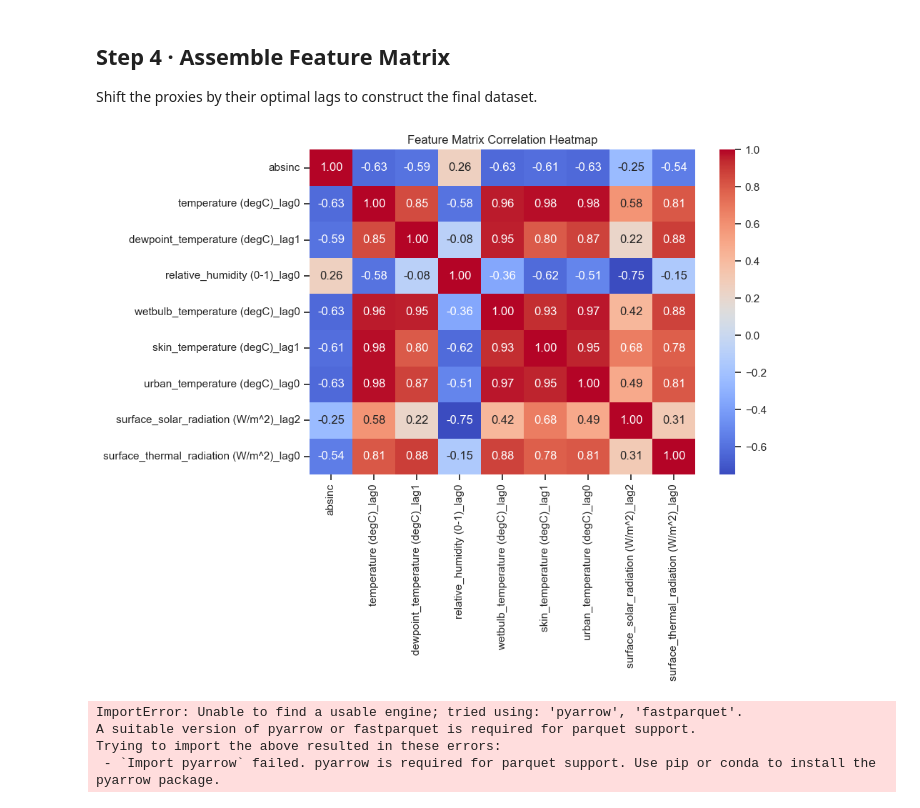
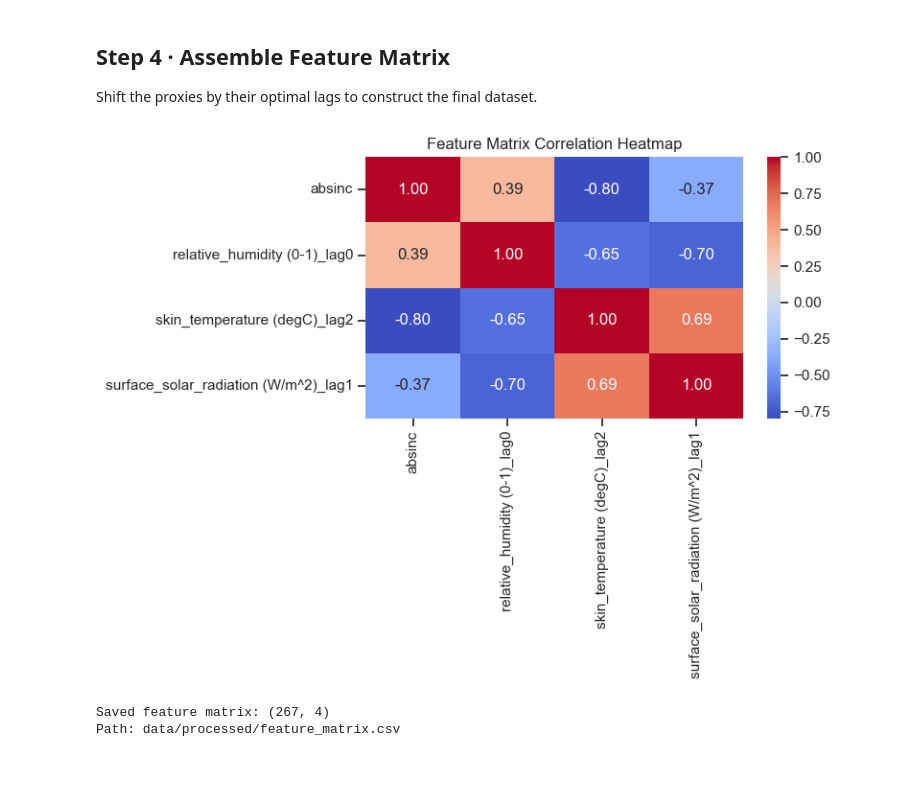
Before and after one commit to eugeniomoreira-iaud/heritageshm, a Jupyter notebook: 02_Proxy_Validation_and_Lags.ipynb, the cells around one changed output. Cells and saved outputs as stored; diff of their text form; code cells hidden in the pictures; blank space fills up the shorter version.

```diff
--- a/02_Proxy_Validation_and_Lags.ipynb
+++ b/02_Proxy_Validation_and_Lags.ipynb
@@ -19,19 +19,19 @@ import warnings
 warnings.filterwarnings("ignore")
 
 sys.path.insert(0, os.path.abspath('..'))
-from heritageshm.diagnostics import shift_and_correlate
+from heritageshm.diagnostics import shift_and_correlate, test_signal_stationarity
 from heritageshm.viz import apply_theme
 
 apply_theme(context='notebook')
 
 # ── Paths ──────────────────────────────────────────────────────────────────────
 DATA_PATH   = "data/interim/aligned/st02_aligned_dataset.csv"
-OUTPUT_PATH = "data/processed/feature_matrix.parquet"
+OUTPUT_PATH = "data/processed/feature_matrix.csv"
 FIG_PATH    = "outputs/figures/"
 
 # ── Config ────────────────────────────────────────────────────────────────────
 TARGET      = "absinc"
-MAX_LAG_H   = 72          # maximum lag to screen (hours); 72h = 3 days thermal memory
+MAX_LAG_H   = 12          # maximum lag to screen (hours); 72h = 3 days thermal memory
 LAG_STEP    = 1           # step in hours
 # %% [markdown]
 ## Step 1 · Load Data
@@ -88,7 +88,7 @@ for ax, proxy in zip(axes, proxies):
 
     lines_1, labels_1 = ax.get_legend_handles_labels()
     lines_2, labels_2 = ax2.get_legend_handles_labels()
-    ax.legend(lines_1 + lines_2, labels_1 + labels_2, loc='upper left')
+    # ax.legend(lines_1 + lines_2, labels_1 + labels_2, loc='upper left')
 
 plt.tight_layout()
 plt.show()
@@ -121,7 +162,7 @@ optimal_lags = {}
 plt.figure(figsize=(10, 5))
 
 for proxy in proxies:
-    lags, corrs = shift_and_correlate(df, TARGET, proxy, MAX_LAG_H, LAG_STEP)
+    lags, corrs = shift_and_correlate(df_diff, TARGET, proxy, MAX_LAG_H, LAG_STEP)
 
     # Find lag with maximum absolute correlation
     max_idx = np.argmax(np.abs(corrs))
@@ -131,7 +172,7 @@ for proxy in proxies:
     optimal_lags[proxy] = best_lag
 
     print(f"{proxy}: Optimal Lag = {best_lag}h, r = {best_corr:.3f}")
-    plt.plot(lags, corrs, label=proxy.split('_')[1] if '_' in proxy else proxy)
+    plt.plot(lags, corrs, label=proxy)
 
 plt.title(f"Cross-Correlation w/ {TARGET} across varying Lags")
 plt.xlabel("Lag (Hours)")
@@ -154,29 +195,37 @@ surface_thermal_radiation (W/m^2): Optimal Lag = 0h, r = -0.545
 ## Step 4 · Assemble Feature Matrix
 Shift the proxies by their optimal lags to construct the final dataset.
 # %%
-df_features = df[[TARGET]].copy()
+# Drop proxies excluded from the feature matrix
+EXCLUDE_FROM_FEATURES = [
+    'surface_thermal_radiation (W/m^2)',
+    'urban_temperature (degC)',
+    'wetbulb_temperature (degC)',
+    'dewpoint_temperature (degC)',
+    'temperature (degC)',
+]
+optimal_lags_filtered = {k: v for k, v in optimal_lags.items() if k not in EXCLUDE_FROM_FEATURES}
 
-for proxy, lag in optimal_lags.items():
-    # Shift proxy forward by 'lag' hours
-    if lag == 0:
-        df_features[f"{proxy}_lag0"] = df[proxy]
-    else:
-        df_features[f"{proxy}_lag{lag}"] = df[proxy].shift(lag)
+# Assemble feature matrix from level series using optimal lags
+df_features = df_ref[[TARGET]].copy()
 
-# Plot correlation heatmap of the final features
-plt.figure(figsize=(10, 8))
+for proxy, lag in optimal_lags_filtered.items():
+    col_name = f"{proxy}_lag{lag}"
+    df_features[col_name] = df_ref[proxy].shift(lag)
+
+df_features = df_features.dropna()
+
+# Plot correlation heatmap
+plt.figure(figsize=(8, 6))
 sns.heatmap(df_features.corr(), annot=True, cmap='coolwarm', fmt='.2f')
 plt.title("Feature Matrix Correlation Heatmap")
 plt.tight_layout()
 plt.show()
 
 os.makedirs(os.path.dirname(OUTPUT_PATH), exist_ok=True)
-df_features.to_parquet(OUTPUT_PATH)
+df_features.to_csv(OUTPUT_PATH)
 print(f"\nSaved feature matrix: {df_features.shape}")
 print(f"Path: {OUTPUT_PATH}")
 # %% [output]
-[figure, old version]
+[figure, new version]
-ImportError: Unable to find a usable engine; tried using: 'pyarrow', 'fastparquet'.
-A suitable version of pyarrow or fastparquet is required for parquet support.
-Trying to import the above resulted in these errors:
- - `Import pyarrow` failed. pyarrow is required for parquet support. Use pip or conda to install the pyarrow package.
+Saved feature matrix: (267, 4)
+Path: data/processed/feature_matrix.csv
```
Also changed, not shown: parts of 5 cells of this notebook, 5 other files.
